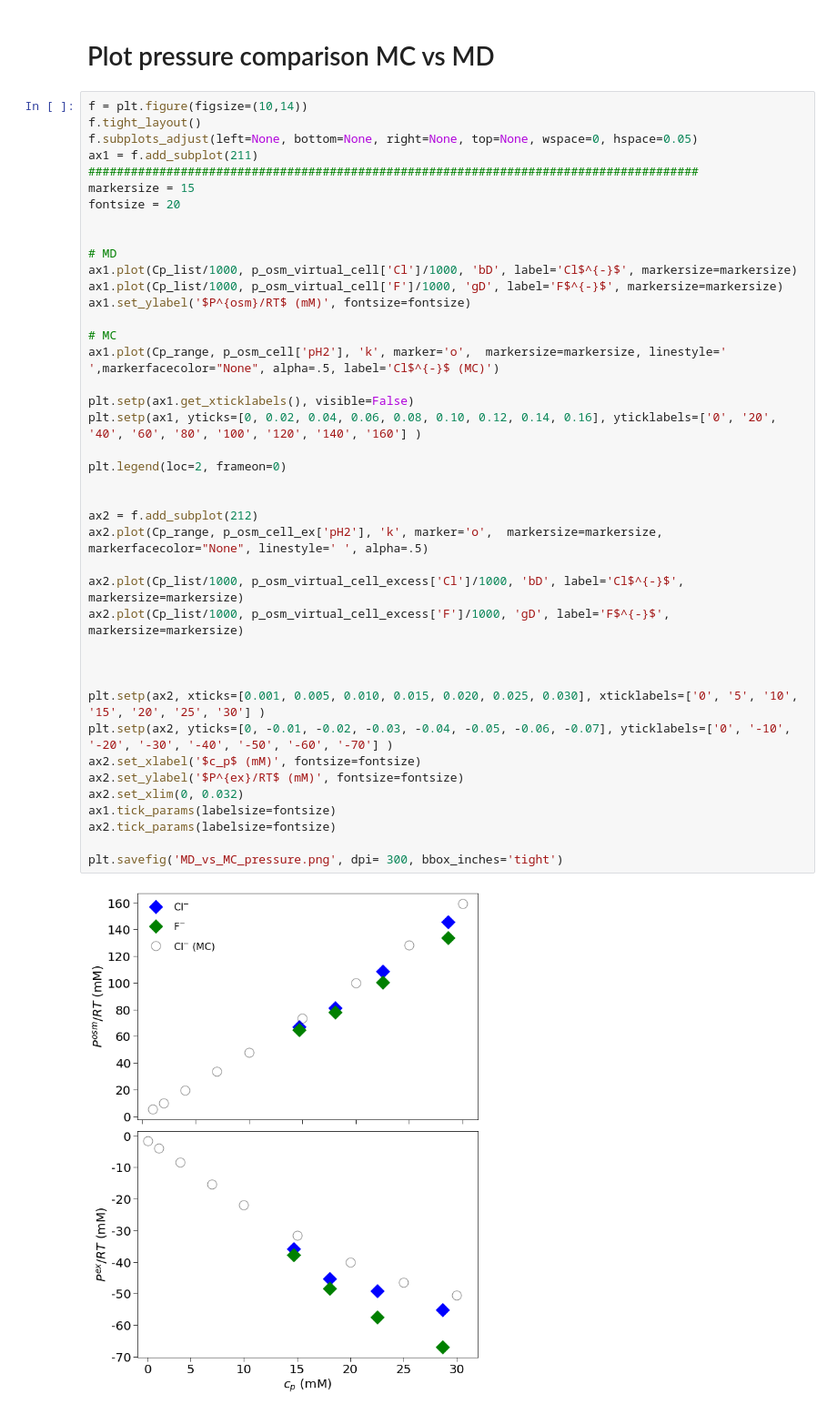
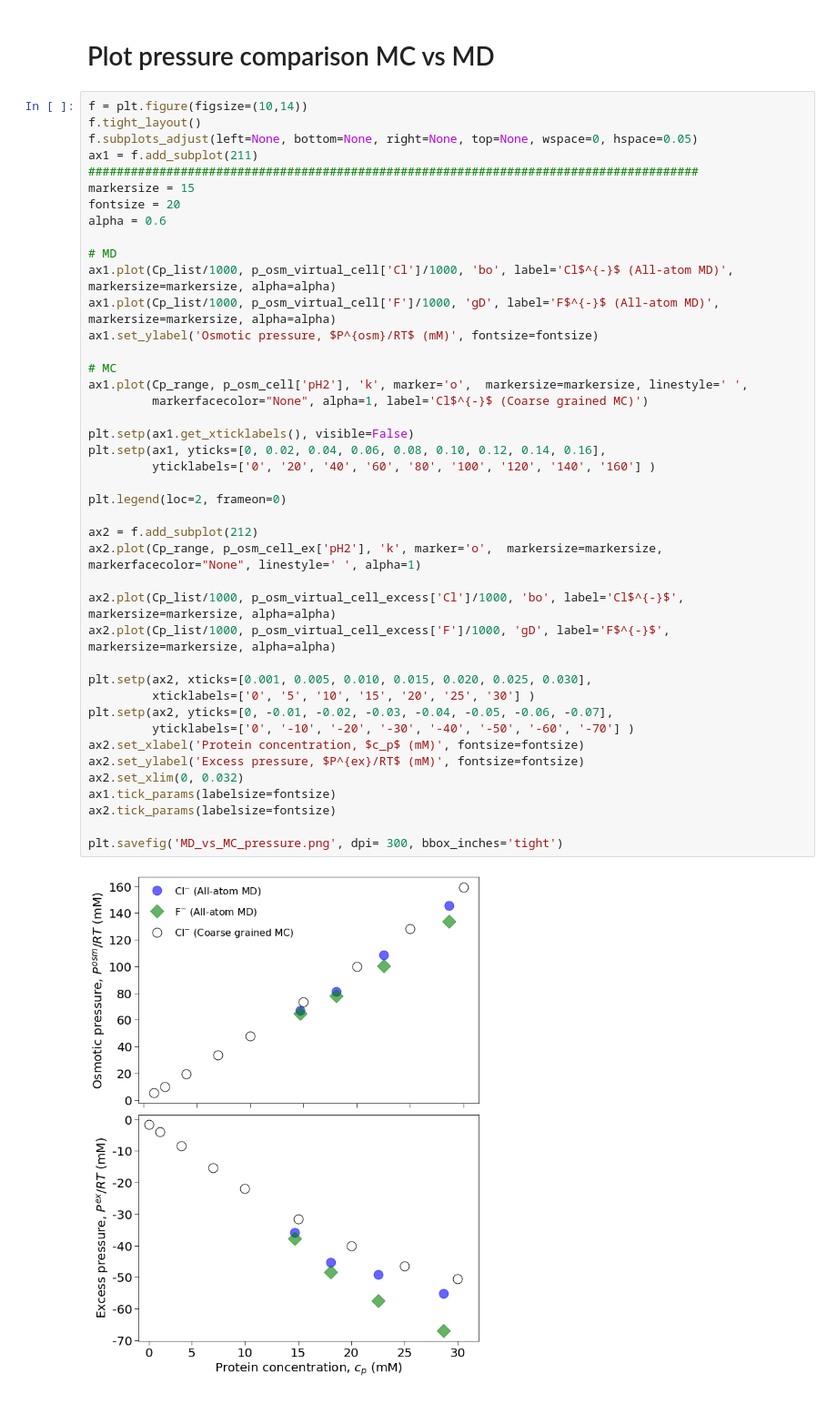
Before and after one commit to mlund/SI-virtual-cell-model, a Jupyter notebook: Analysis_MD_vs_MC.ipynb, the cells around one changed output. Shown at 91% size. Saved outputs shown, nothing was run; the diff lists cells and outputs as text.

```diff
--- a/Analysis_MD_vs_MC.ipynb
+++ b/Analysis_MD_vs_MC.ipynb
@@ -161,43 +161,44 @@ p_osm_cell_VVM_TB_ex = pd.read_csv('Monte_Carlo/p_osm_cell_VVM_TB_ex.csv')
 # %%
 f = plt.figure(figsize=(10,14))
 f.tight_layout()
 f.subplots_adjust(left=None, bottom=None, right=None, top=None, wspace=0, hspace=0.05)
 ax1 = f.add_subplot(211)
 ######################################################################################
 markersize = 15
 fontsize = 20
-
+alpha = 0.6
 
 # MD
-ax1.plot(Cp_list/1000, p_osm_virtual_cell['Cl']/1000, 'bD', label='Cl$^{-}$', markersize=markersize)
-ax1.plot(Cp_list/1000, p_osm_virtual_cell['F']/1000, 'gD', label='F$^{-}$', markersize=markersize)
-ax1.set_ylabel('$P^{osm}/RT$ (mM)', fontsize=fontsize)
+ax1.plot(Cp_list/1000, p_osm_virtual_cell['Cl']/1000, 'bo', label='Cl$^{-}$ (All-atom MD)', markersize=markersize, alpha=alpha)
+ax1.plot(Cp_list/1000, p_osm_virtual_cell['F']/1000, 'gD', label='F$^{-}$ (All-atom MD)', markersize=markersize, alpha=alpha)
+ax1.set_ylabel('Osmotic pressure, $P^{osm}/RT$ (mM)', fontsize=fontsize)
 
 # MC
-ax1.plot(Cp_range, p_osm_cell['pH2'], 'k', marker='o',  markersize=markersize, linestyle=' ',markerfacecolor="None", alpha=.5, label='Cl$^{-}$ (MC)')
+ax1.plot(Cp_range, p_osm_cell['pH2'], 'k', marker='o',  markersize=markersize, linestyle=' ',
+         markerfacecolor="None", alpha=1, label='Cl$^{-}$ (Coarse grained MC)')
 
 plt.setp(ax1.get_xticklabels(), visible=False)
-plt.setp(ax1, yticks=[0, 0.02, 0.04, 0.06, 0.08, 0.10, 0.12, 0.14, 0.16], yticklabels=['0', '20', '40', '60', '80', '100', '120', '140', '160'] )
+plt.setp(ax1, yticks=[0, 0.02, 0.04, 0.06, 0.08, 0.10, 0.12, 0.14, 0.16],
+         yticklabels=['0', '20', '40', '60', '80', '100', '120', '140', '160'] )
 
 plt.legend(loc=2, frameon=0)
 
+ax2 = f.add_subplot(212)
+ax2.plot(Cp_range, p_osm_cell_ex['pH2'], 'k', marker='o',  markersize=markersize, markerfacecolor="None", linestyle=' ', alpha=1)
 
-ax2 = f.add_subplot(212)
-ax2.plot(Cp_range, p_osm_cell_ex['pH2'], 'k', marker='o',  markersize=markersize, markerfacecolor="None", linestyle=' ', alpha=.5)
+ax2.plot(Cp_list/1000, p_osm_virtual_cell_excess['Cl']/1000, 'bo', label='Cl$^{-}$', markersize=markersize, alpha=alpha)
+ax2.plot(Cp_list/1000, p_osm_virtual_cell_excess['F']/1000, 'gD', label='F$^{-}$', markersize=markersize, alpha=alpha)
 
-ax2.plot(Cp_list/1000, p_osm_virtual_cell_excess['Cl']/1000, 'bD', label='Cl$^{-}$', markersize=markersize)
-ax2.plot(Cp_list/1000, p_osm_virtual_cell_excess['F']/1000, 'gD', label='F$^{-}$', markersize=markersize)
-
-
-
-plt.setp(ax2, xticks=[0.001, 0.005, 0.010, 0.015, 0.020, 0.025, 0.030], xticklabels=['0', '5', '10', '15', '20', '25', '30'] )
-plt.setp(ax2, yticks=[0, -0.01, -0.02, -0.03, -0.04, -0.05, -0.06, -0.07], yticklabels=['0', '-10', '-20', '-30', '-40', '-50', '-60', '-70'] )
-ax2.set_xlabel('$c_p$ (mM)', fontsize=fontsize)
-ax2.set_ylabel('$P^{ex}/RT$ (mM)', fontsize=fontsize)
+plt.setp(ax2, xticks=[0.001, 0.005, 0.010, 0.015, 0.020, 0.025, 0.030],
+         xticklabels=['0', '5', '10', '15', '20', '25', '30'] )
+plt.setp(ax2, yticks=[0, -0.01, -0.02, -0.03, -0.04, -0.05, -0.06, -0.07],
+         yticklabels=['0', '-10', '-20', '-30', '-40', '-50', '-60', '-70'] )
+ax2.set_xlabel('Protein concentration, $c_p$ (mM)', fontsize=fontsize)
+ax2.set_ylabel('Excess pressure, $P^{ex}/RT$ (mM)', fontsize=fontsize)
 ax2.set_xlim(0, 0.032)
 ax1.tick_params(labelsize=fontsize)
 ax2.tick_params(labelsize=fontsize)
 
 plt.savefig('MD_vs_MC_pressure.png', dpi= 300, bbox_inches='tight')
 # %% [output]
-[figure, old version]
+[figure, new version]
```
Also changed, not shown: parts of 2 cells of this notebook, 1 other file.
